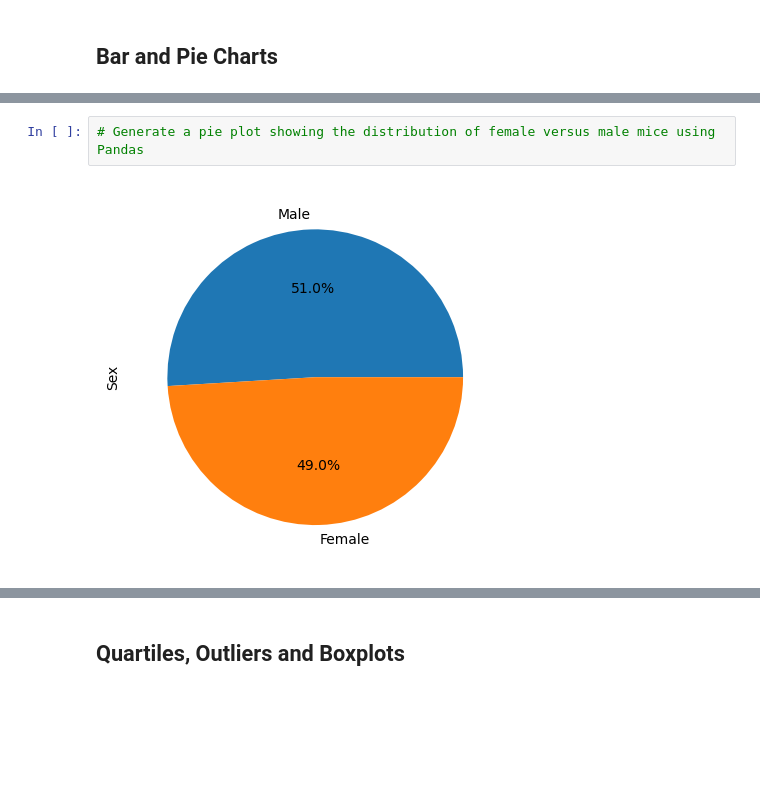
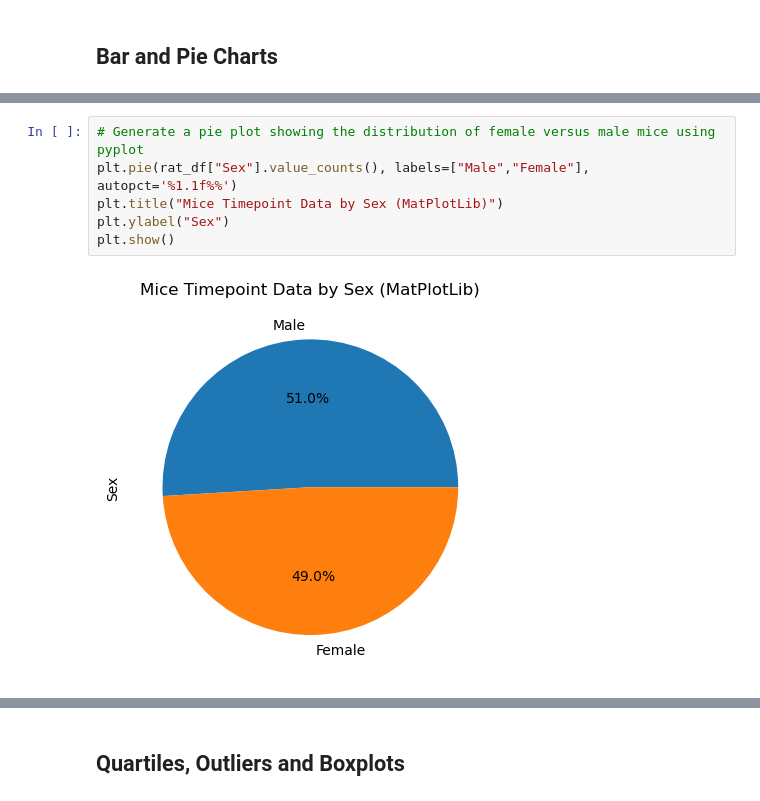
Before and after one commit to AlexPei-YuTsai/BerkeleyDataBootcamp, a Jupyter notebook: Module05-MatplotlibChallenge/pymaceuticals_starter.ipynb, the cells around one changed output, grey strips where cells are left out. Cells and saved outputs as stored; diff of their text form; blank space fills up the shorter version.

```diff
--- a/Module05-MatplotlibChallenge/pymaceuticals_starter.ipynb
+++ b/Module05-MatplotlibChallenge/pymaceuticals_starter.ipynb
@@ -159,4 +177,8 @@ len(rat_df["Mouse ID"].unique())
 # %%
-# Generate a pie plot showing the distribution of female versus male mice using Pandas
+# Generate a pie plot showing the distribution of female versus male mice using pyplot
+plt.pie(rat_df["Sex"].value_counts(), labels=["Male","Female"], autopct='%1.1f%%')
+plt.title("Mice Timepoint Data by Sex (MatPlotLib)")
+plt.ylabel("Sex")
+plt.show()
 # %% [output]
-[figure, old version]
+[figure, new version]
```
Also changed, not shown: parts of 17 cells of this notebook.
